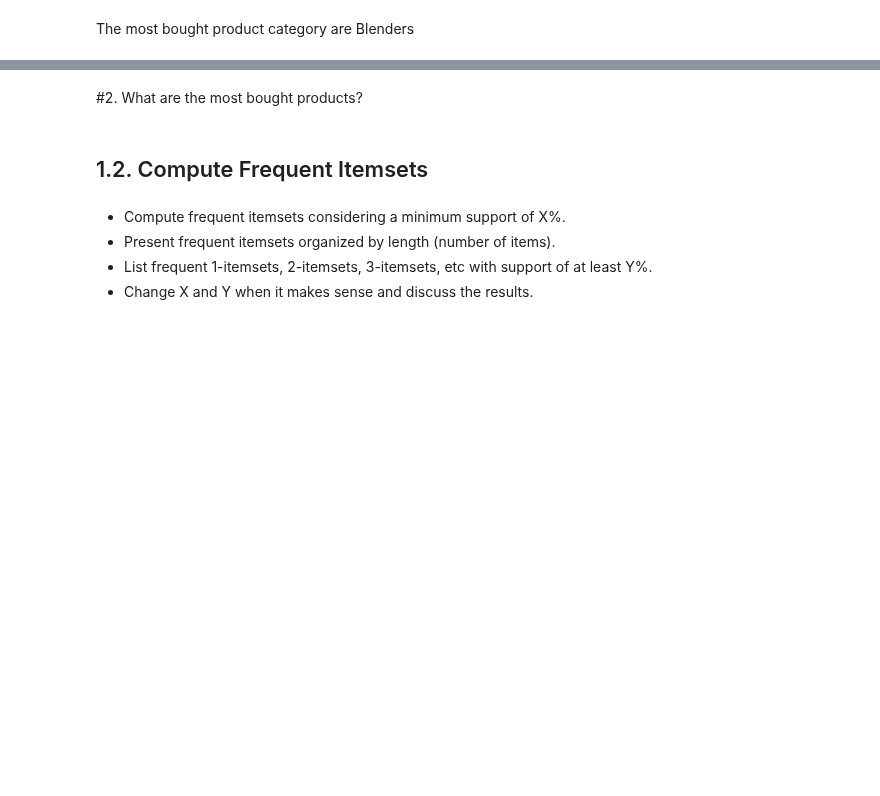
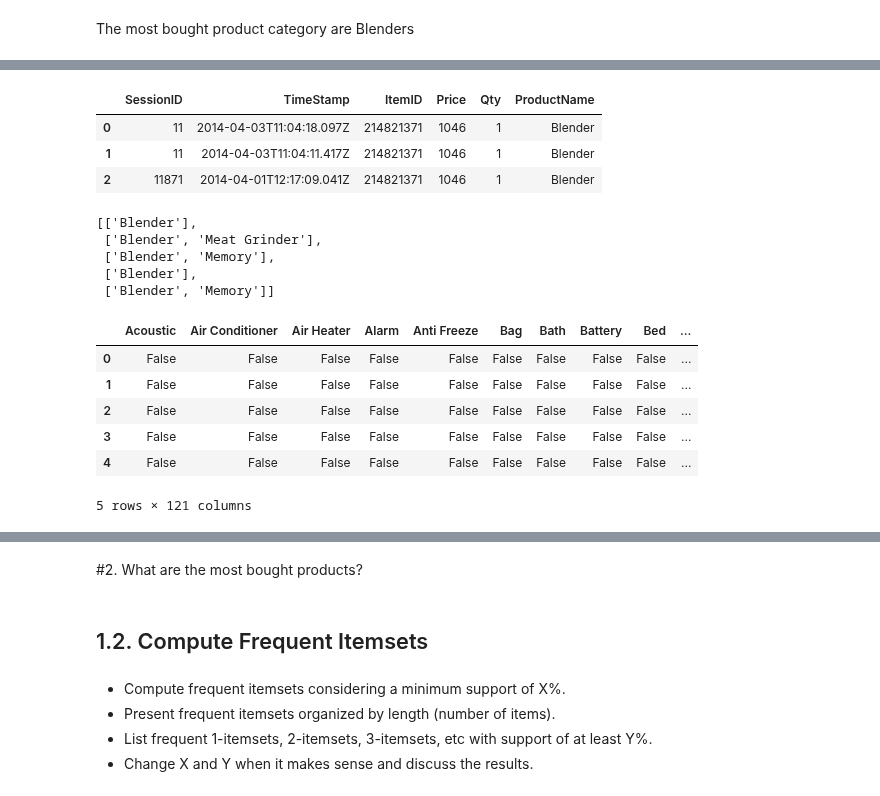
Before and after one commit to flpsantos3/PD_01, a Jupyter notebook: PD_202021_P1.ipynb, the cells around one changed output, grey strips where cells are left out. Drawn from its saved outputs; the diff is of its cells as text; code cells hidden in the pictures; blank space fills up the shorter version.

```diff
--- a/PD_202021_P1.ipynb
+++ b/PD_202021_P1.ipynb
@@ -247,10 +241,3 @@ quantities.head(10)
 | 9 | accessories.bag | 5066 |
 # %% [markdown]
 The most bought product category are Blenders
-# %%
-#3. Which products are bought together?
-
-list_of_products = []
-
-for i in buys["SessionID"]:
-  list_of_products.append(i)
@@ -275,0 +244,9 @@ KeyboardInterrupt: ignored
+# %%
+dicto={}
+for i in range(10):
+  dicto[buys.SessionID[i]]=[]
+
+for i in range(10):
+  dicto[buys.SessionID[i]].append(buys.ItemID[i])
+
+dicto
@@ -275,0 +271,47 @@ KeyboardInterrupt: ignored
+# %%
+buys_with_name=pd.merge(buys,products2)
+product_name=[]
+for cat in buys_with_name.Category:
+  product_name.append(cat.split('.')[-1].replace('_',' ').title())
+
+product_name[:5]
+buys_with_name['ProductName']=product_name
+buys_with_name=buys_with_name.drop('Category', axis=1)
+# %% [output]
+|  | SessionID | TimeStamp | ItemID | Price | Qty | ProductName |
+| 0 | 11 | 2014-04-03T11:04:18.097Z | 214821371 | 1046 | 1 | Blender |
+| 1 | 11 | 2014-04-03T11:04:11.417Z | 214821371 | 1046 | 1 | Blender |
+| 2 | 11871 | 2014-04-01T12:17:09.041Z | 214821371 | 1046 | 1 | Blender |
+# %%
+#3. Which products are bought together?
+all_sessions={}
+for i in range(len(buys_with_name)):
+  all_sessions[buys_with_name.SessionID[i]]=[]
+
+for i in range(len(buys_with_name)):
+  if buys_with_name.ProductName[i] not in all_sessions.get(buys_with_name.SessionID[i]):
+    all_sessions[buys_with_name.SessionID[i]].append(buys_with_name.ProductName[i])
+
+transactions=list(all_sessions.values())
+# %%
+transactions[:5]
+# %% [output]
+[['Blender'],
+ ['Blender', 'Meat Grinder'],
+ ['Blender', 'Memory'],
+ ['Blender'],
+ ['Blender', 'Memory']]
+# %%
+#Compute binary database
+tr_enc = TransactionEncoder()
+trans_array = tr_enc.fit(transactions).transform(transactions)
+binary_database = pd.DataFrame(trans_array, columns=tr_enc.columns_)
+binary_database.head(5)
+# %% [output]
+|  | Acoustic | Air Conditioner | Air Heater | Alarm | Anti Freeze | Bag | Bath | Battery | Bed | ... |
+| 0 | False | False | False | False | False | False | False | False | False | ... |
+| 1 | False | False | False | False | False | False | False | False | False | ... |
+| 2 | False | False | False | False | False | False | False | False | False | ... |
+| 3 | False | False | False | False | False | False | False | False | False | ... |
+| 4 | False | False | False | False | False | False | False | False | False | ... |
+5 rows × 121 columns
```
Also changed, not shown: parts of 11 cells of this notebook.
